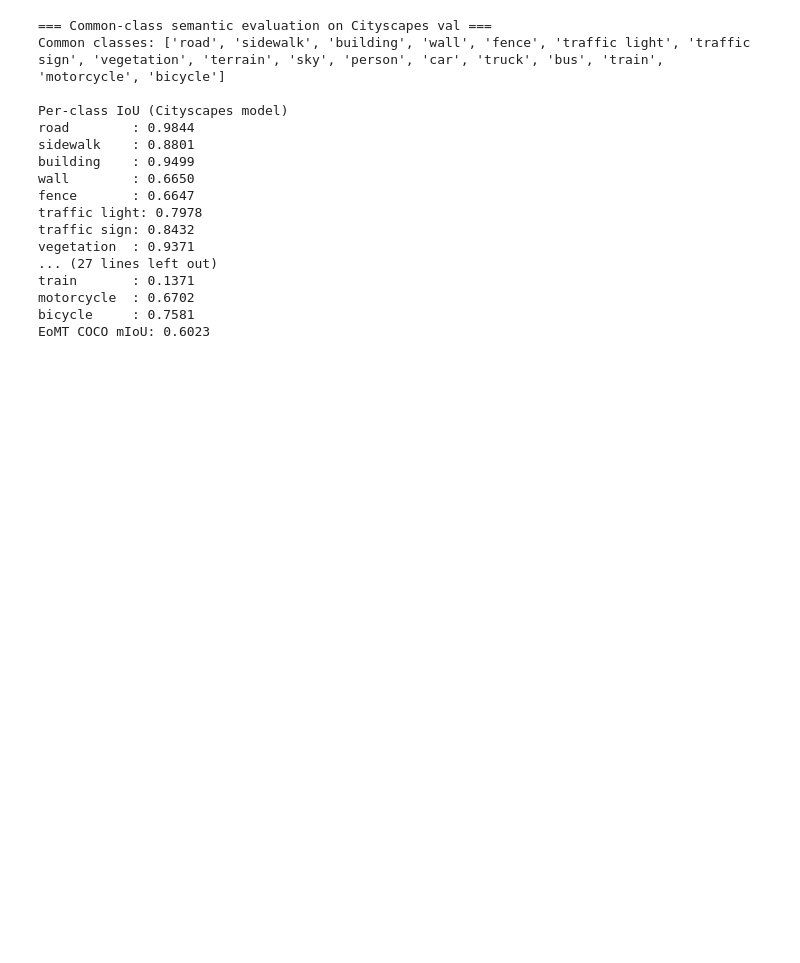
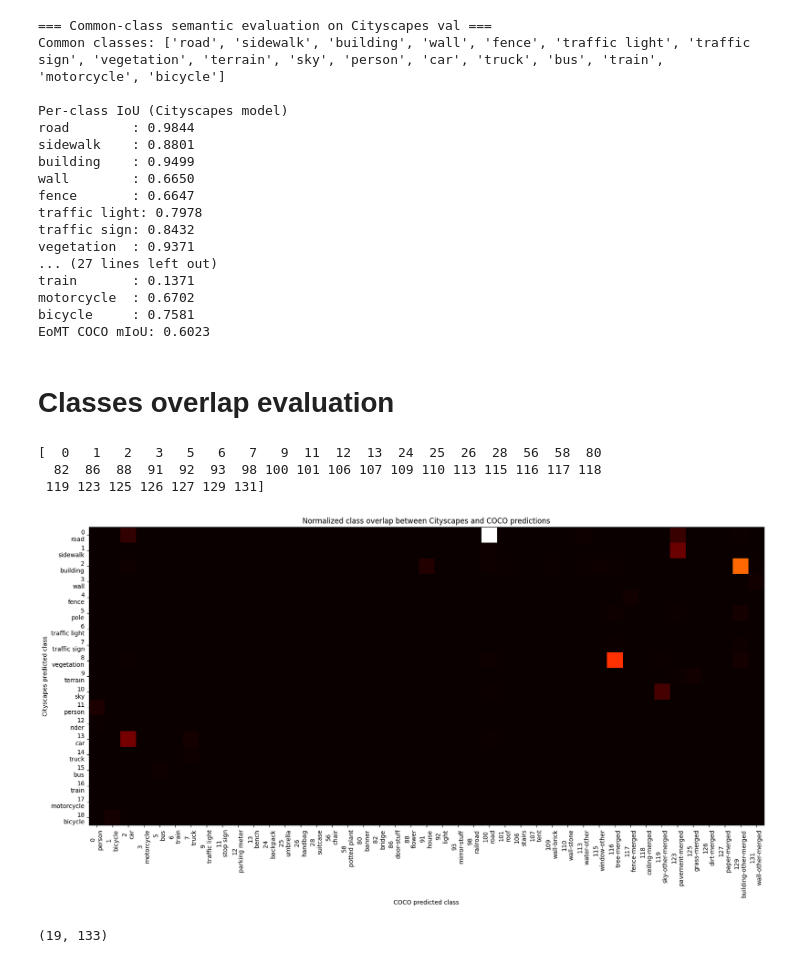
Before and after one commit to alberto467/MaskArchitectureAnomaly_CourseProject, a Jupyter notebook: step4_comparison.ipynb, the cells around one changed output. Drawn from its saved outputs; the diff is of its cells as text; code cells hidden in the pictures; blank space fills up the shorter version.

Commit message:
Added class overlap testing

```diff
--- a/step4_comparison.ipynb
+++ b/step4_comparison.ipynb
@@ -63,16 +63,2 @@ from helpers.class_remap import COMMON_CLASSES, CITY_TO_COMMON, COCO_TO_COMMON,
 # %% [output]
 Using device: cuda:0
-# %%
-import json
-from datasets.coco_panoptic import CLASS_MAPPING
-
-CATEGORIES_JSON_PATH = f"{DATA_PATH}/datasets/coco/categories.json"
-
-with open(CATEGORIES_JSON_PATH, 'r') as f:
-    categories = json.load(f)
-
-# print("\n".join([ f"{o['id']}: {o['supercategory']}/{o['name']}" for o in categories ]))
-coco_classes = [ (CLASS_MAPPING[o['id']], o['name']) for o in categories if o['id'] in CLASS_MAPPING ]
-assert len([ o for o in categories if o['id'] not in CLASS_MAPPING ]) == 0, "Some COCO classes are not mapped in CLASS_MAPPING"
-
-coco_classes
@@ -407,3 +349,5 @@ bicycle     : 0.7581
 EoMT COCO mIoU: 0.6023
 # %%
 # TODO: do both evaluations in a single loop to avoid running inference twice for each model
+# %% [markdown]
+# Classes overlap evaluation
@@ -409,0 +381,2 @@ EoMT COCO mIoU: 0.6023
+# %%
+classes_overlap_norm = classes_overlap / ((2048*1024*(len(val_dataset))))  # normalize by total pixels processed
@@ -409,0 +385,26 @@ EoMT COCO mIoU: 0.6023
+# %%
+import matplotlib.pyplot as plt
+
+filter_idxs = np.where(classes_overlap_norm.sum(axis=0) > 0.0001)[0]  # only keep COCO classes with at least 1% overlap with any Cityscapes class
+
+print(filter_idxs)
+
+fig, ax = plt.subplots(figsize=(20, 10))
+ax.imshow(classes_overlap_norm[:, filter_idxs], cmap='hot', interpolation='nearest')
+ax.set_xticks(np.arange(len(filter_idxs)))
+ax.set_xticklabels([f"{i}\n{coco_classes[i][1]}" for i in filter_idxs], rotation=90)
+ax.set_yticks(np.arange(city_data.num_classes))
+ax.set_yticklabels([f"{i}\n{city_classes[i][1]}" for i in range(city_data.num_classes)])
+ax.set_title("Normalized class overlap between Cityscapes and COCO predictions")
+ax.set_xlabel("COCO predicted class")
+ax.set_ylabel("Cityscapes predicted class")
+plt.show()
+# %% [output]
+[  0   1   2   3   5   6   7   9  11  12  13  24  25  26  28  56  58  80
+  82  86  88  91  92  93  98 100 101 106 107 109 110 113 115 116 117 118
+ 119 123 125 126 127 129 131]
+[figure, added]
+# %%
+classes_overlap_norm2.shape
+# %% [output]
+(19, 133)
```
Also changed, not shown: parts of 9 cells of this notebook.
